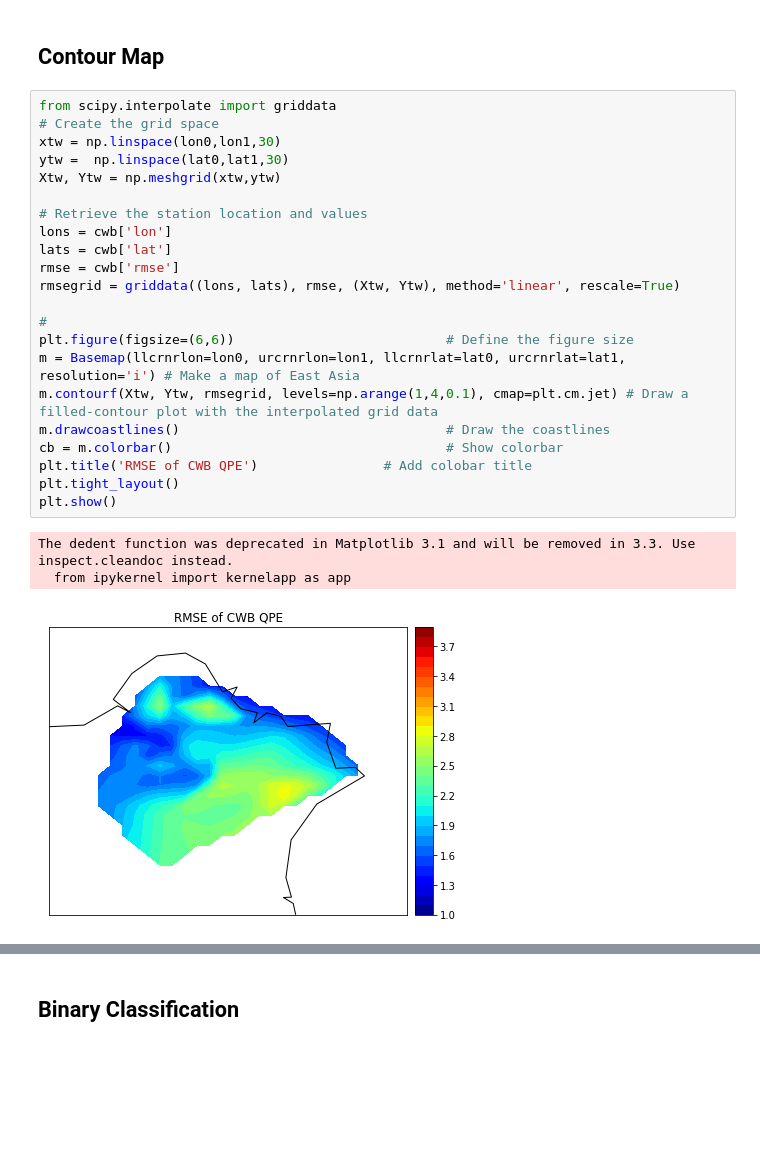
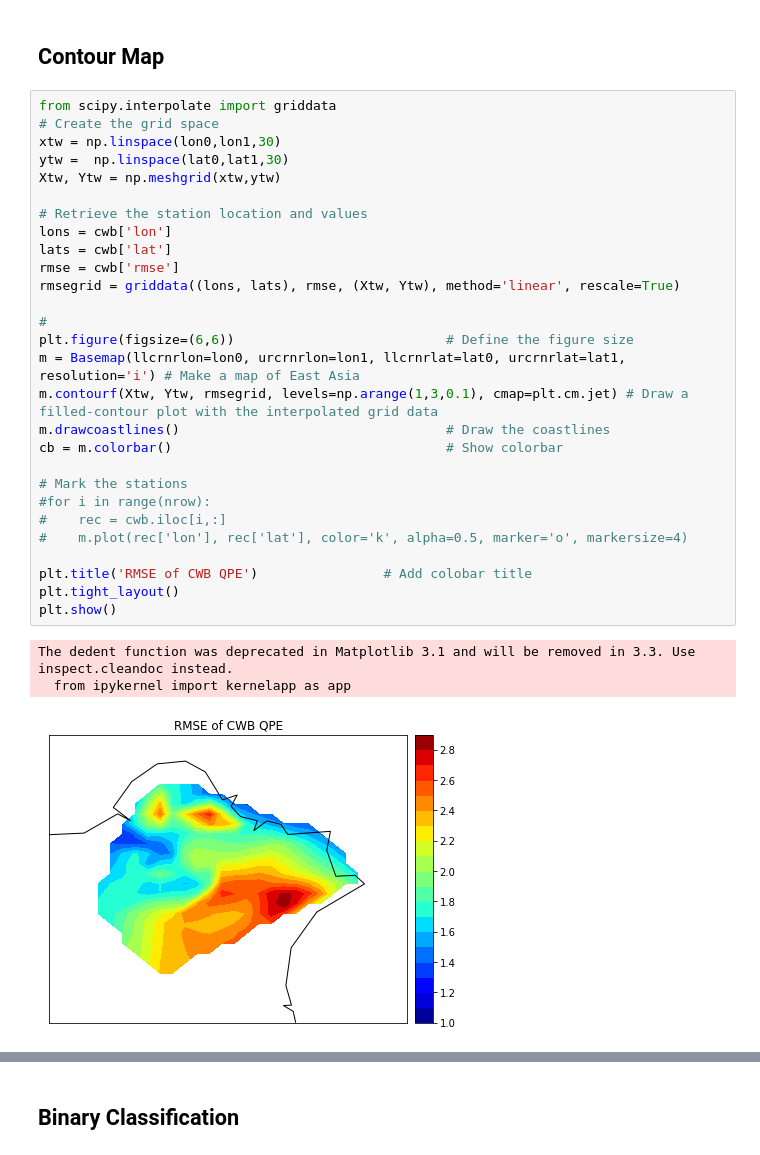
Before and after one commit to tingsyo/qpetw, a Jupyter notebook: results/02_data_on_map.ipynb, the cells around one changed output, grey strips where cells are left out. Saved outputs shown, nothing was run; the diff lists cells and outputs as text; blank space fills up the shorter version.

Commit message:
- Updated map figures

```diff
--- a/results/02_data_on_map.ipynb
+++ b/results/02_data_on_map.ipynb
@@ -83,29 +83,35 @@ The dedent function was deprecated in Matplotlib 3.1 and will be removed in 3.3.
 # %%
 from scipy.interpolate import griddata
 # Create the grid space
 xtw = np.linspace(lon0,lon1,30)
 ytw =  np.linspace(lat0,lat1,30)
 Xtw, Ytw = np.meshgrid(xtw,ytw)
 
 # Retrieve the station location and values
 lons = cwb['lon']
 lats = cwb['lat']
 rmse = cwb['rmse']
 rmsegrid = griddata((lons, lats), rmse, (Xtw, Ytw), method='linear', rescale=True)
 
 #
 plt.figure(figsize=(6,6))                           # Define the figure size
 m = Basemap(llcrnrlon=lon0, urcrnrlon=lon1, llcrnrlat=lat0, urcrnrlat=lat1, resolution='i') # Make a map of East Asia
-m.contourf(Xtw, Ytw, rmsegrid, levels=np.arange(1,4,0.1), cmap=plt.cm.jet) # Draw a filled-contour plot with the interpolated grid data
+m.contourf(Xtw, Ytw, rmsegrid, levels=np.arange(1,3,0.1), cmap=plt.cm.jet) # Draw a filled-contour plot with the interpolated grid data
 m.drawcoastlines()                                  # Draw the coastlines
 cb = m.colorbar()                                   # Show colorbar
+
+# Mark the stations
+#for i in range(nrow):
+#    rec = cwb.iloc[i,:]
+#    m.plot(rec['lon'], rec['lat'], color='k', alpha=0.5, marker='o', markersize=4)
+
 plt.title('RMSE of CWB QPE')                # Add colobar title
 plt.tight_layout()
 plt.show()
 # %% [output]
 The dedent function was deprecated in Matplotlib 3.1 and will be removed in 3.3. Use inspect.cleandoc instead.
   from ipykernel import kernelapp as app
-[figure, old version]
+[figure, new version]
 # %%
 # Retrieve the station location and values
 lons = vtp['lon']
```
Also changed, not shown: parts of 5 cells of this notebook.
